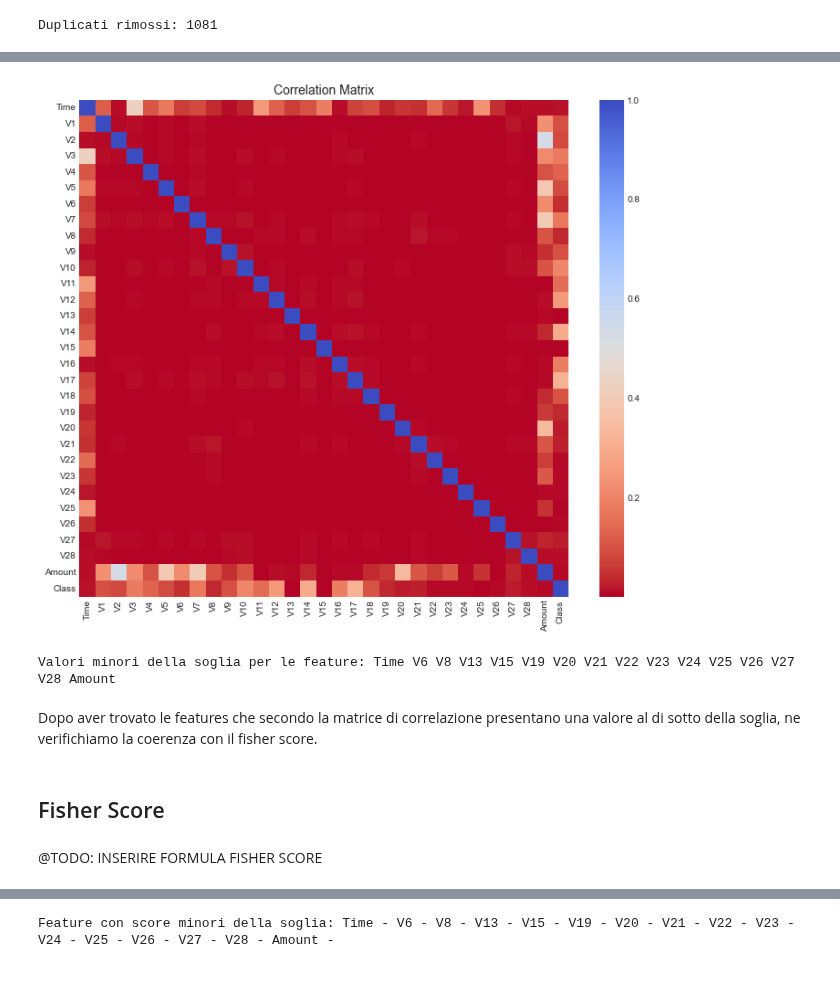
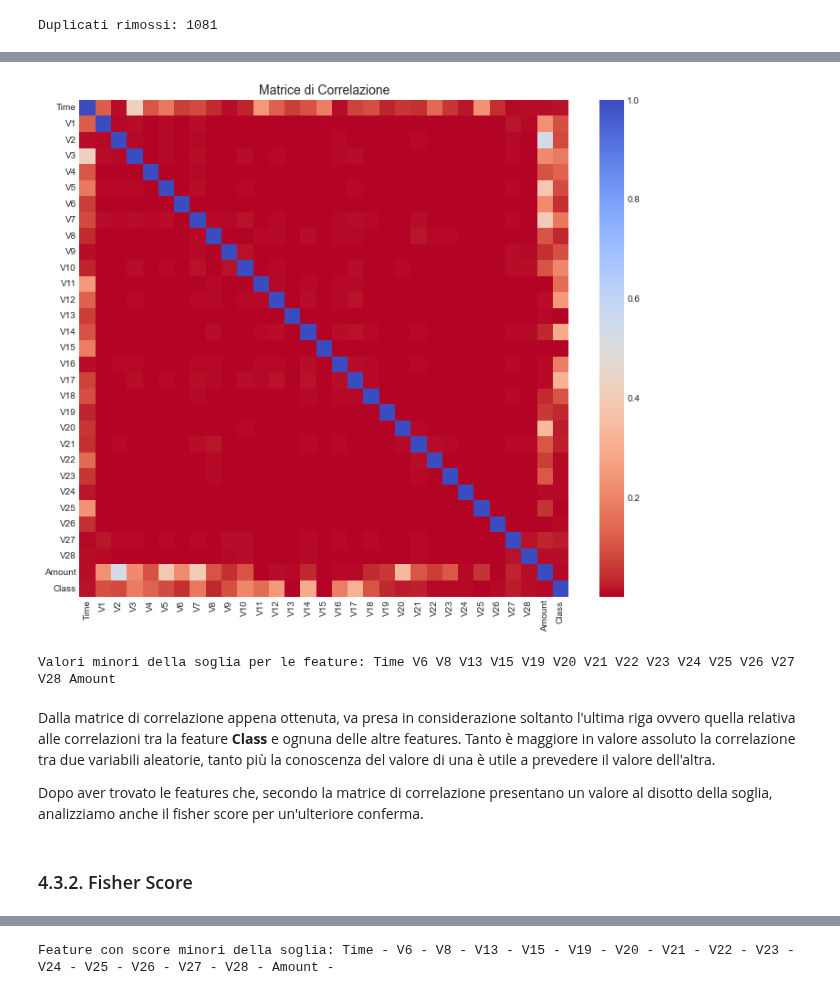
Before and after one commit to giridhar123/BigData, a Jupyter notebook: Notebook.ipynb, the cells around one changed output, grey strips where cells are left out. Saved outputs shown, nothing was run; the diff lists cells and outputs as text; code cells hidden in the pictures.

```diff
--- a/Notebook.ipynb
+++ b/Notebook.ipynb
@@ -87,4 +86,4 @@ Il dataset è conservato in una simulazione di filesystem distribuito in locale.
 # %%
 dataSet = spark.read \
-    .csv('hdfs://localhost:9099/creditCardProject/creditcard.csv', header = 'True', inferSchema='True')
+    .csv('hdfs://localhost:9099/user/davide/creditCardProject/creditcard.csv', header = 'True', inferSchema='True')
 # %% [markdown]
@@ -187,26 +188,27 @@ Procediamo adesso con il calcolo e la visualizzazione della matrice di correlazi
 # %%
 import seaborn as sns
 soglia = 0.05
 
 plt.figure(figsize=(12, 10))
 corr = df.corr()
 corr = pd.DataFrame.abs(corr)
 fig = sns.heatmap(corr, cmap='coolwarm_r', annot_kws={'size':20})
-fig.set_title('Correlation Matrix', fontsize=14)
+fig.set_title('Matrice di Correlazione', fontsize=14)
 plt.show()
 
 count = 0
 print("Valori minori della soglia per le feature: ", end="")
 for i in corr["Class"]:
     if i < soglia:
         print(corr["Class"].index[count], end=" ")
     count += 1
 # %% [output]
-[figure, old version]
+[figure, new version]
 Valori minori della soglia per le feature: Time V6 V8 V13 V15 V19 V20 V21 V22 V23 V24 V25 V26 V27 V28 Amount
-# %% [markdown]
-Dopo aver trovato le features che secondo la matrice di correlazione presentano una valore al di sotto della soglia, ne verifichiamo la coerenza con il fisher score.
+# %% [markdown]
+Dalla matrice di correlazione appena ottenuta, va presa in considerazione soltanto l'ultima riga ovvero quella relativa alle correlazioni tra la feature **Class** e ognuna delle altre features.
+Tanto è maggiore in valore assoluto la correlazione tra due variabili aleatorie, tanto più la conoscenza del valore di una è utile a prevedere il valore dell'altra.
+
+Dopo aver trovato le features che, secondo la matrice di correlazione presentano un valore al disotto della soglia, analizziamo anche il fisher score per un'ulteriore conferma.
 # %% [markdown]
-## Fisher Score
+### 4.3.2. Fisher Score
-# %% [markdown]
-@TODO: INSERIRE FORMULA FISHER SCORE
```
Also changed, not shown: parts of 110 cells of this notebook.
